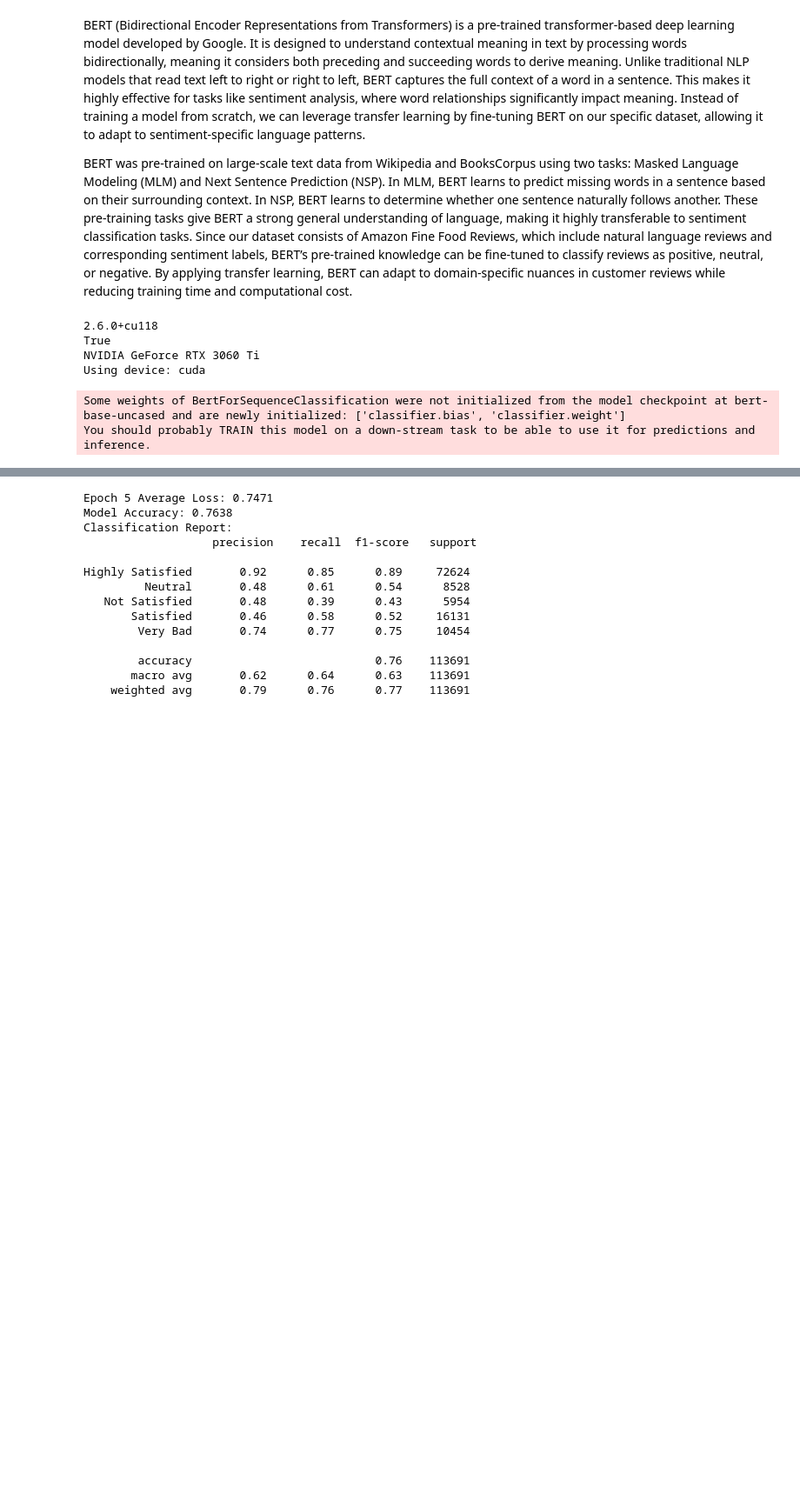
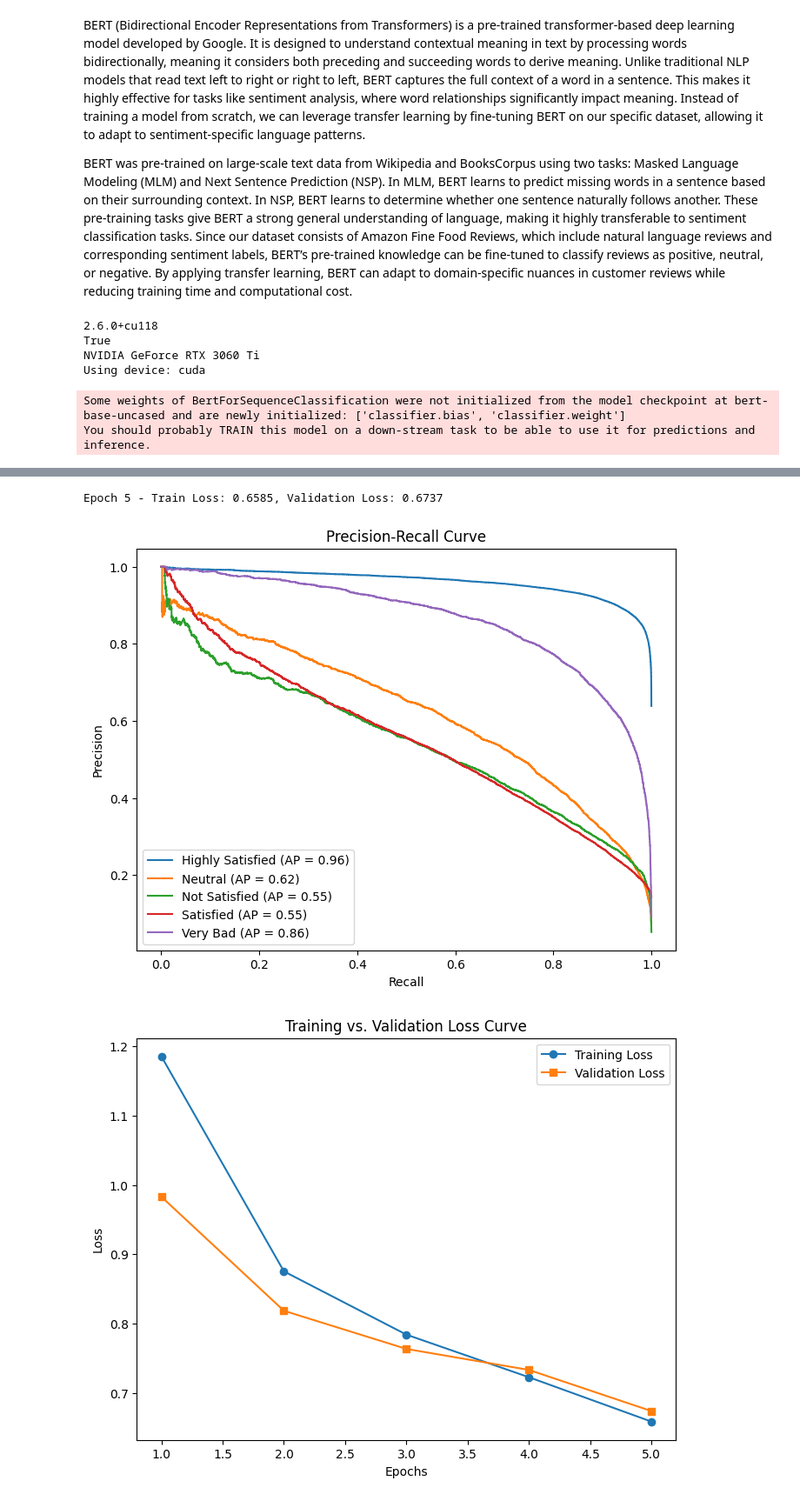
Before and after one commit to sambhukalaga27/lab2_ML_NN, a Jupyter notebook: sai_lab2.ipynb, the cells around one changed output, grey strips where cells are left out. Shown: that part at 87% size. Saved outputs shown, nothing was run; the diff lists cells and outputs as text; code cells hidden in the pictures; blank space fills up the shorter version.

```diff
--- a/sai_lab2.ipynb
+++ b/sai_lab2.ipynb
@@ -516,6 +560,8 @@ for param in model.bert.encoder.layer[-2:].parameters():
     param.requires_grad = True  # Unfreeze last two layers
 
 
-train_model(model, train_loader, optimizer, loss_fn, epochs=5, freeze=False)
-evaluate_model(model, test_loader)
+train_losses, val_losses = train_model(model, train_loader, test_loader, optimizer, loss_fn, epochs=5, freeze=False)
+y_true, y_probs = evaluate_model_probabilities(model, test_loader)
+plot_precision_recall(y_true, y_probs, label_encoder.classes_)
+plot_loss_curve(train_losses, val_losses)
 # %% [output]
@@ -526,14 +572,3 @@ Epoch 4 Average Loss: 0.7834
-Epoch 5 Average Loss: 0.7471
-Model Accuracy: 0.7638
-Classification Report:
-                   precision    recall  f1-score   support
-
-Highly Satisfied       0.92      0.85      0.89     72624
-         Neutral       0.48      0.61      0.54      8528
-   Not Satisfied       0.48      0.39      0.43      5954
-       Satisfied       0.46      0.58      0.52     16131
-        Very Bad       0.74      0.77      0.75     10454
-
-        accuracy                           0.76    113691
-       macro avg       0.62      0.64      0.63    113691
-    weighted avg       0.79      0.76      0.77    113691
+Epoch 5 - Train Loss: 0.6585, Validation Loss: 0.6737
+[figure, added]
+[figure, added]
```
Also changed, not shown: parts of 5 cells of this notebook.
